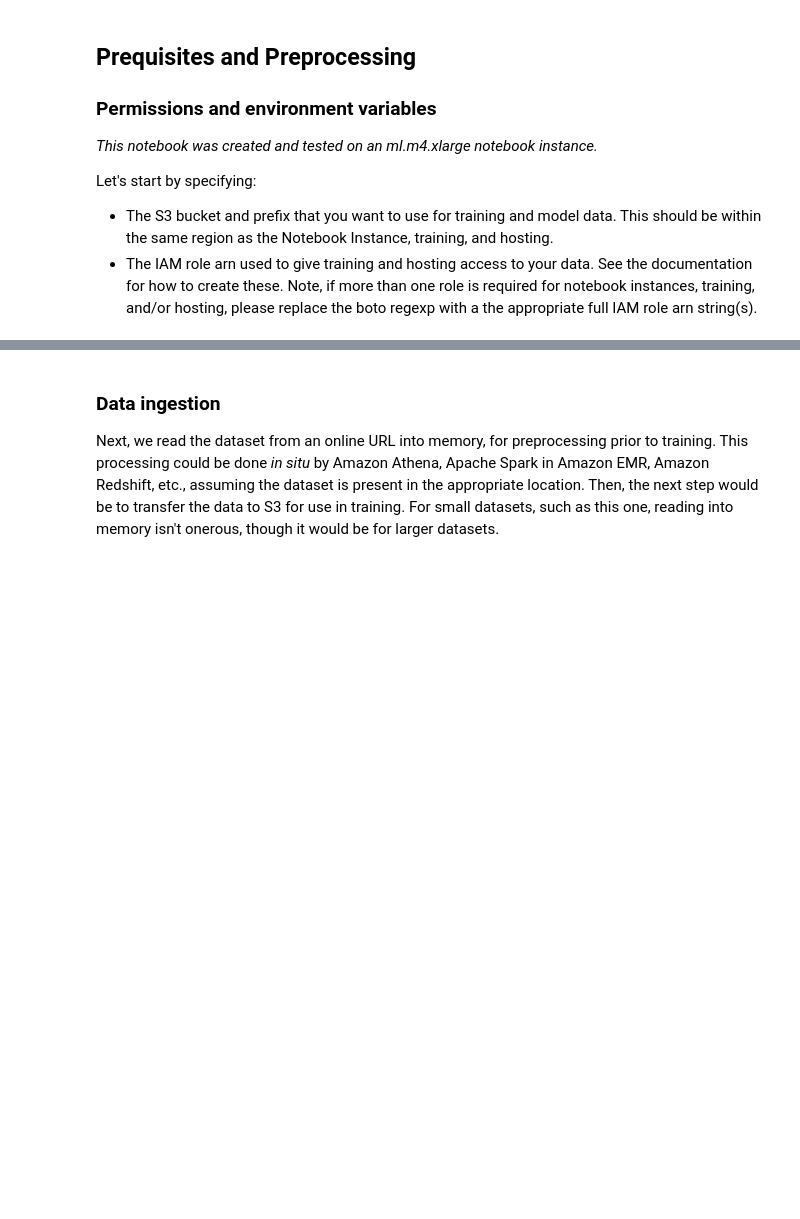
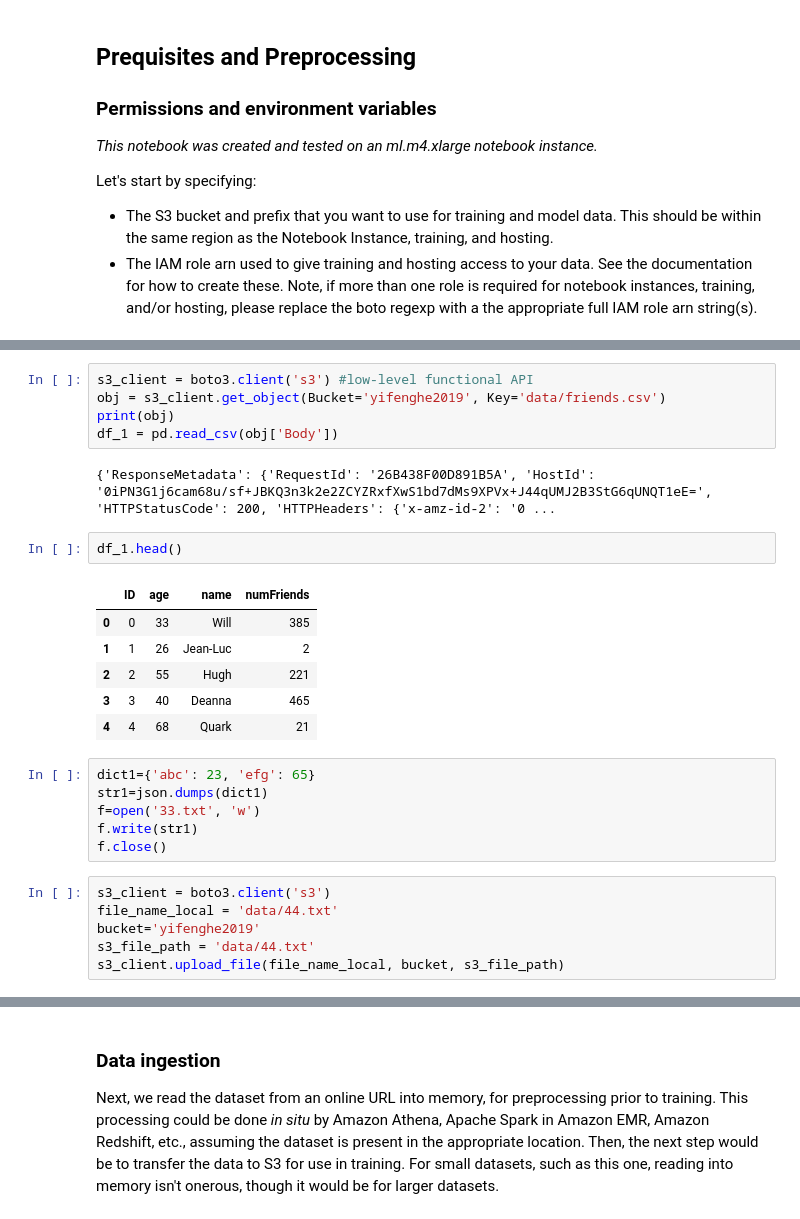
Before and after one commit to Yifeng-He/sagemaker1, a Jupyter notebook: linear_learner_mnist_yf.ipynb, the cells around one changed output, grey strips where cells are left out. Saved outputs shown, nothing was run; the diff lists cells and outputs as text; blank space fills up the shorter version.

```diff
--- a/linear_learner_mnist_yf.ipynb
+++ b/linear_learner_mnist_yf.ipynb
@@ -44,0 +181,28 @@ role = get_execution_role()
+# %%
+s3_client = boto3.client('s3') #low-level functional API
+obj = s3_client.get_object(Bucket='yifenghe2019', Key='data/friends.csv')
+print(obj)
+df_1 = pd.read_csv(obj['Body'])
+# %% [output]
+{'ResponseMetadata': {'RequestId': '26B438F00D891B5A', 'HostId': '0iPN3G1j6cam68u/sf+JBKQ3n3k2e2ZCYZRxfXwS1bd7dMs9XPVx+J44qUMJ2B3StG6qUNQT1eE=', 'HTTPStatusCode': 200, 'HTTPHeaders': {'x-amz-id-2': '0 ...
+# %%
+df_1.head()
+# %% [output]
+|  | ID | age | name | numFriends |
+| 0 | 0 | 33 | Will | 385 |
+| 1 | 1 | 26 | Jean-Luc | 2 |
+| 2 | 2 | 55 | Hugh | 221 |
+| 3 | 3 | 40 | Deanna | 465 |
+| 4 | 4 | 68 | Quark | 21 |
+# %%
+dict1={'abc': 23, 'efg': 65}
+str1=json.dumps(dict1)
+f=open('33.txt', 'w')
+f.write(str1)
+f.close()
+# %%
+s3_client = boto3.client('s3')
+file_name_local = 'data/44.txt'
+bucket='yifenghe2019'
+s3_file_path = 'data/44.txt'
+s3_client.upload_file(file_name_local, bucket, s3_file_path)
```
Also changed, not shown: parts of 13 cells of this notebook.
